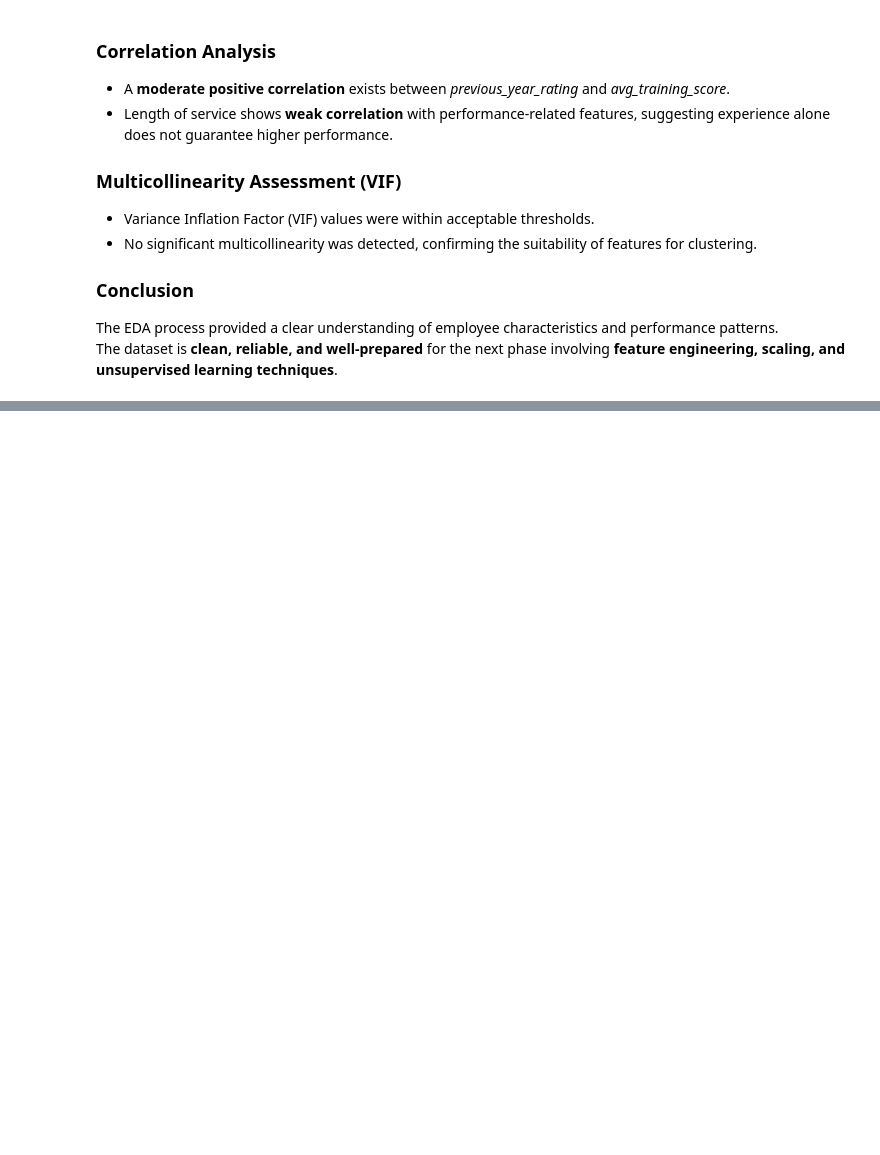
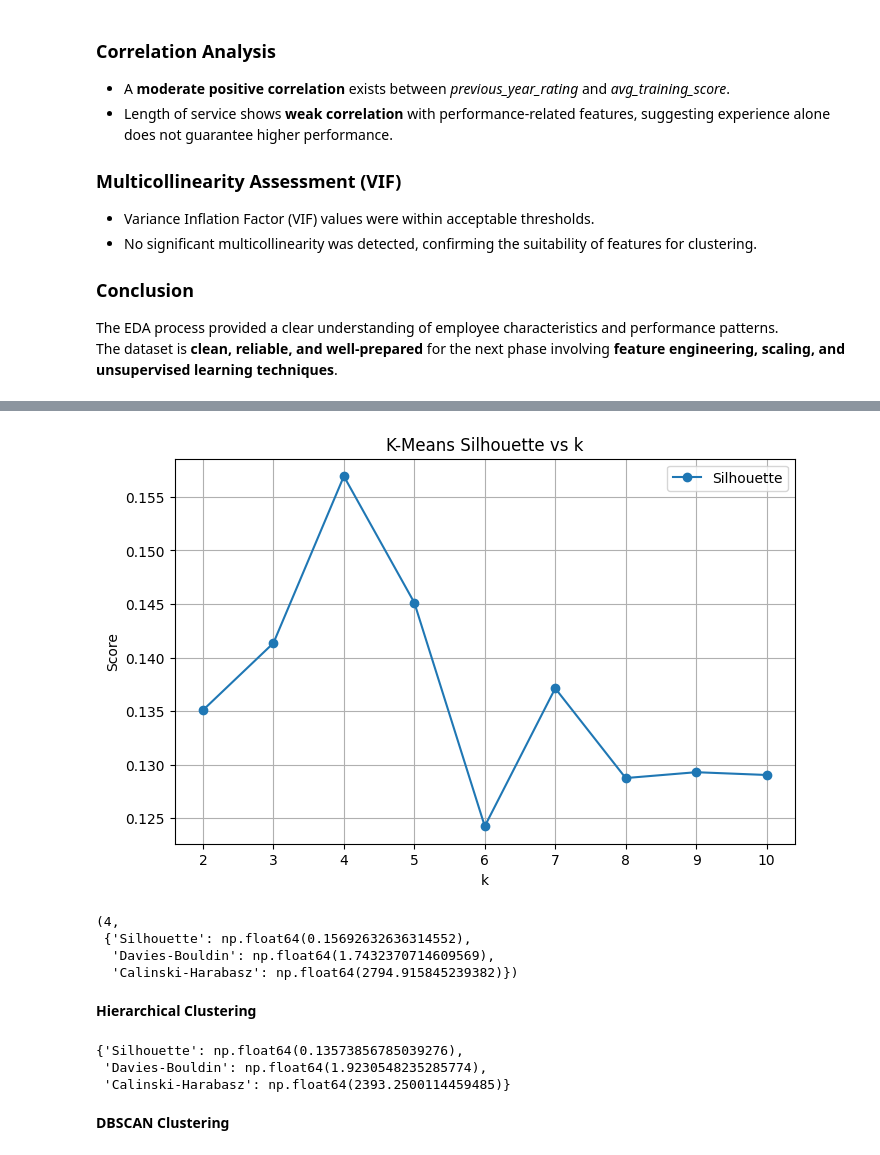
Before and after one commit to Melissiasamir/Employee-Segmentation-Clustering, a Jupyter notebook: Notebooks/notebook.ipynb, the cells around one changed output, grey strips where cells are left out. Saved outputs shown, nothing was run; the diff lists cells and outputs as text; code cells hidden in the pictures; blank space fills up the shorter version.

```diff
--- a/Notebooks/notebook.ipynb
+++ b/Notebooks/notebook.ipynb
@@ -412,0 +489,9 @@ The dataset is **clean, reliable, and well-prepared** for the next phase involvi
+# %%
+from sklearn.metrics import silhouette_score, davies_bouldin_score, calinski_harabasz_score
+
+def evaluate_clustering(X, labels):
+    return {
+        "Silhouette": silhouette_score(X, labels),
+        "Davies-Bouldin": davies_bouldin_score(X, labels),
+        "Calinski-Harabasz": calinski_harabasz_score(X, labels)
+    }
@@ -412,0 +500,16 @@ The dataset is **clean, reliable, and well-prepared** for the next phase involvi
+# %%
+from sklearn.cluster import KMeans
+
+k_values = range(2, 11)
+kmeans_results = []
+
+for k in k_values:
+    kmeans = KMeans(n_clusters=k, random_state=42, n_init=10)
+    labels = kmeans.fit_predict(X_pca)
+
+    scores = evaluate_clustering(X_pca, labels)
+    scores["k"] = k
+    kmeans_results.append(scores)
+
+kmeans_df = pd.DataFrame(kmeans_results)
+kmeans_df
@@ -412,0 +527,41 @@ The dataset is **clean, reliable, and well-prepared** for the next phase involvi
+# %%
+plt.figure(figsize=(8,5))
+plt.plot(kmeans_df["k"], kmeans_df["Silhouette"], marker='o', label="Silhouette")
+plt.xlabel("k")
+plt.ylabel("Score")
+plt.title("K-Means Silhouette vs k")
+plt.grid(True)
+plt.legend()
+plt.show()
+# %% [output]
+[figure, added]
+# %%
+best_k = kmeans_df.sort_values("Silhouette", ascending=False).iloc[0]["k"]
+best_k = int(best_k)
+
+kmeans_final = KMeans(n_clusters=best_k, random_state=42, n_init=10)
+kmeans_labels = kmeans_final.fit_predict(X_pca)
+
+kmeans_scores = evaluate_clustering(X_pca, kmeans_labels)
+best_k, kmeans_scores
+# %% [output]
+(4,
+ {'Silhouette': np.float64(0.15692632636314552),
+  'Davies-Bouldin': np.float64(1.7432370714609569),
+  'Calinski-Harabasz': np.float64(2794.915845239382)})
+# %% [markdown]
+**Hierarchical Clustering**
+# %%
+from sklearn.cluster import AgglomerativeClustering
+
+agg = AgglomerativeClustering(n_clusters=best_k, linkage='ward')
+agg_labels = agg.fit_predict(X_pca)
+
+agg_scores = evaluate_clustering(X_pca, agg_labels)
+agg_scores
+# %% [output]
+{'Silhouette': np.float64(0.13573856785039276),
+ 'Davies-Bouldin': np.float64(1.9230548235285774),
+ 'Calinski-Harabasz': np.float64(2393.2500114459485)}
+# %% [markdown]
+**DBSCAN Clustering**
```
Also changed, not shown: parts of 17 cells of this notebook.
